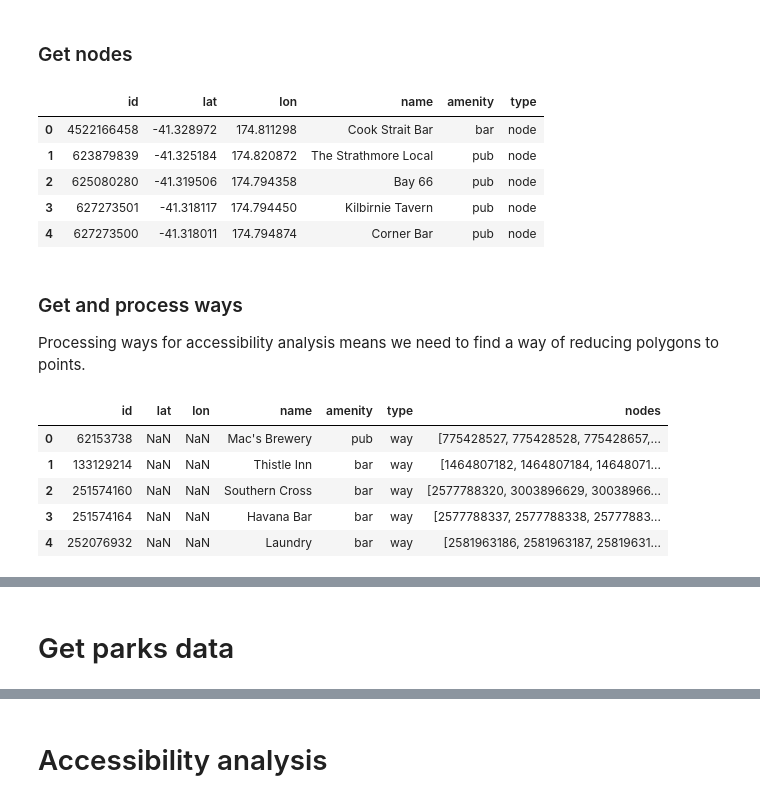
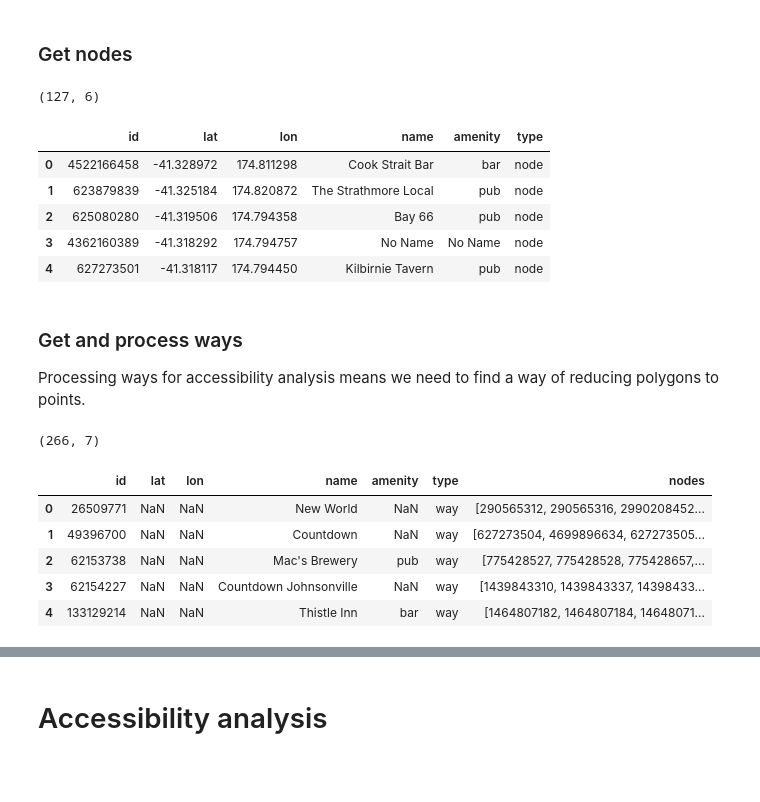
Before and after one commit to shriv/playground-pubs, a Jupyter notebook: Playgrounds vs Pubs.ipynb, the cells around one changed output, grey strips where cells are left out. Cells and saved outputs as stored; diff of their text form; code cells hidden in the pictures; blank space fills up the shorter version.

```diff
--- a/Playgrounds vs Pubs.ipynb
+++ b/Playgrounds vs Pubs.ipynb
@@ -73,29 +73,32 @@ Given that pubs, alcohol shops and bars can be described as both nodes and ways,
 There is some possibility that we have duplicates - where the same place has been annotated as a way / node. For the first pass of the analysis, I'm going to assume that these are a minority. I'll introduction a deduplication process for the more polished analysis.
 # %%
 # What types of entitities do we want to get?
-tags = ['alcohol', 'pub', 'bar']
-entities = ['shop', 'amenity']
+tags = ['alcohol', 'pub', 'bar', 'beverages', 'biergarten', 'wine', 'supermarket']
+entities = ['shop', 'amenity', 'building']
 # %% [markdown]
 ### Get nodes
 # %%
 # Generate the query string for nodes
 objects = ['node'] # like way, node, relation
 compactOverpassQLstring = dp.generate_overpass_query(tags, objects, osm_bbox, entities)
 
 # Store nodes as df
 osmdf_nodes = dp.get_osm_data(compactOverpassQLstring, osm_bbox)
 alcohol_nodes = (osmdf_nodes[['id', 'lat', 'lon', 'name', 'amenity', 'type']]
                  .sort_values(['lat', 'lon'])
                  .reset_index()
-                 .drop(columns='index'))
+                 .drop(columns='index')
+                 .fillna('No Name'))
+print alcohol_nodes.shape
 alcohol_nodes.head(5)
 # %% [output]
+(127, 6)
 |  | id | lat | lon | name | amenity | type |
 | 0 | 4522166458 | -41.328972 | 174.811298 | Cook Strait Bar | bar | node |
 | 1 | 623879839 | -41.325184 | 174.820872 | The Strathmore Local | pub | node |
 | 2 | 625080280 | -41.319506 | 174.794358 | Bay 66 | pub | node |
-| 3 | 627273501 | -41.318117 | 174.794450 | Kilbirnie Tavern | pub | node |
-| 4 | 627273500 | -41.318011 | 174.794874 | Corner Bar | pub | node |
+| 3 | 4362160389 | -41.318292 | 174.794757 | No Name | No Name | node |
+| 4 | 627273501 | -41.318117 | 174.794450 | Kilbirnie Tavern | pub | node |
 # %% [markdown]
 ### Get and process ways
 Processing ways for accessibility analysis means we need to find a way of reducing polygons to points.
@@ -107,14 +110,16 @@ compactOverpassQLstring = dp.generate_overpass_query(tags, objects, osm_bbox, en
 # Store ways as df
 osmdf_ways = dp.get_osm_data(compactOverpassQLstring, osm_bbox)
 alcohol_ways = osmdf_ways[['id', 'lat', 'lon', 'name', 'amenity', 'type', 'nodes']]
+print alcohol_ways.shape
 alcohol_ways.head(5)
 # %% [output]
+(266, 7)
 |  | id | lat | lon | name | amenity | type | nodes |
-| 0 | 62153738 | NaN | NaN | Mac's Brewery | pub | way | [775428527, 775428528, 775428657,... |
-| 1 | 133129214 | NaN | NaN | Thistle Inn | bar | way | [1464807182, 1464807184, 14648071... |
-| 2 | 251574160 | NaN | NaN | Southern Cross | bar | way | [2577788320, 3003896629, 30038966... |
-| 3 | 251574164 | NaN | NaN | Havana Bar | bar | way | [2577788337, 2577788338, 25777883... |
-| 4 | 252076932 | NaN | NaN | Laundry | bar | way | [2581963186, 2581963187, 25819631... |
+| 0 | 26509771 | NaN | NaN | New World | NaN | way | [290565312, 290565316, 2990208452... |
+| 1 | 49396700 | NaN | NaN | Countdown | NaN | way | [627273504, 4699896634, 627273505... |
+| 2 | 62153738 | NaN | NaN | Mac's Brewery | pub | way | [775428527, 775428528, 775428657,... |
+| 3 | 62154227 | NaN | NaN | Countdown Johnsonville | NaN | way | [1439843310, 1439843337, 14398433... |
+| 4 | 133129214 | NaN | NaN | Thistle Inn | bar | way | [1464807182, 1464807184, 14648071... |
 # %%
 # Cleaning up way data
 osmdf_ways_clean = dp.extend_ways_to_node_view(alcohol_ways)
@@ -141,5 +147,3 @@ for each in alcohol_pois.iterrows():
 map_alcohol
 # %% [output]
 [interactive output not drawn]
-# %% [markdown]
-# Get parks data
```
Also changed, not shown: parts of 13 cells of this notebook, 1 other file.
